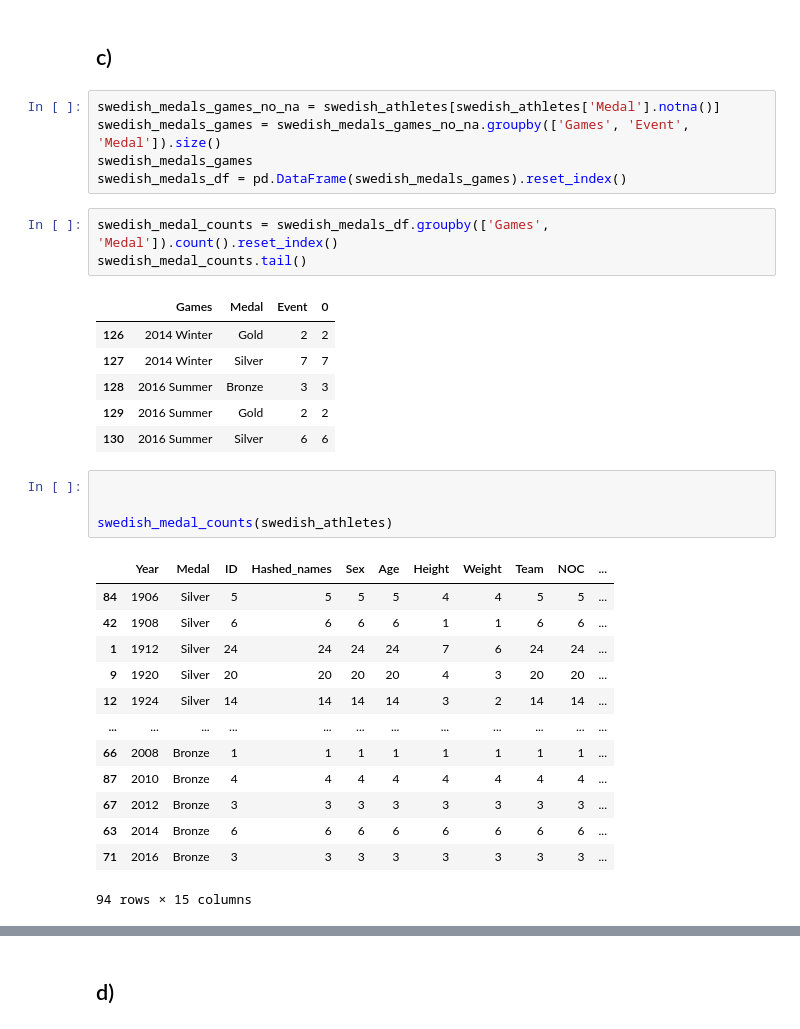
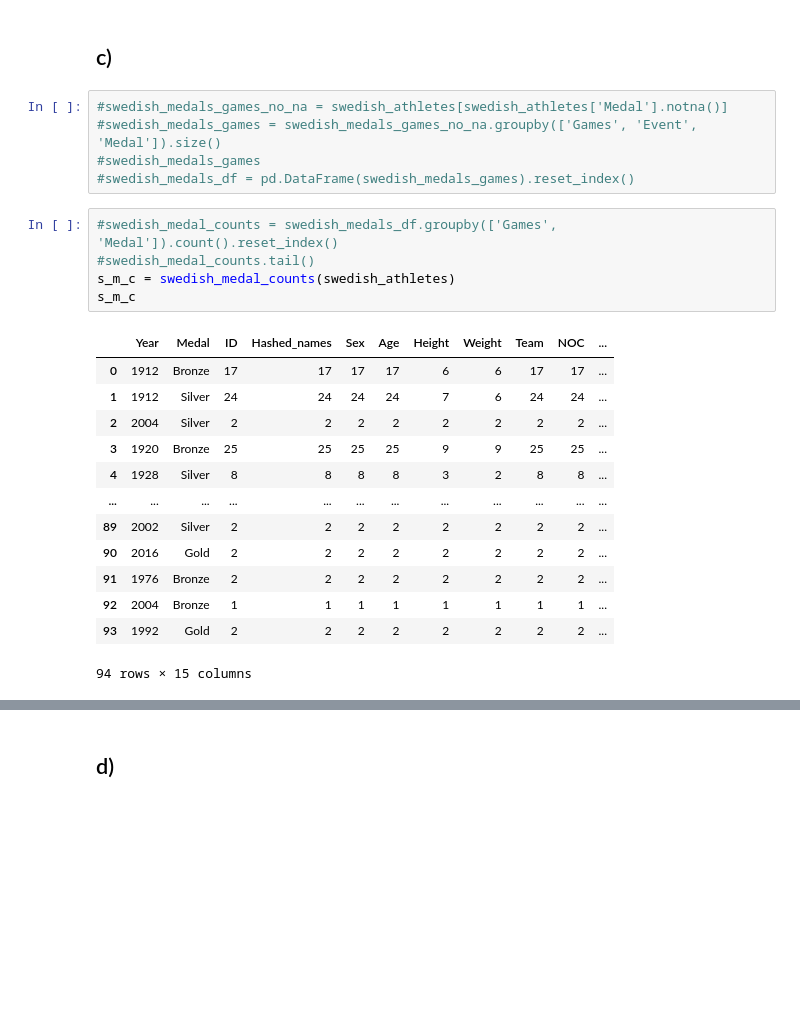
Before and after one commit to Erik-M-Larsson/Databehandling-OS-projekt-Felix-Tjernberg-Erik-Larsson, a Jupyter notebook: uppgift-0-1.ipynb, the cells around one changed output, grey strips where cells are left out. Saved outputs shown, nothing was run; the diff lists cells and outputs as text; blank space fills up the shorter version.

```diff
--- a/uppgift-0-1.ipynb
+++ b/uppgift-0-1.ipynb
@@ -211,38 +215,29 @@ Text(0.5, 1.0, 'Svenska medaljer top 10')
 # %% [markdown]
 ## c)
 # %%
-swedish_medals_games_no_na = swedish_athletes[swedish_athletes['Medal'].notna()]
-swedish_medals_games = swedish_medals_games_no_na.groupby(['Games', 'Event', 'Medal']).size()
-swedish_medals_games
-swedish_medals_df = pd.DataFrame(swedish_medals_games).reset_index()
+#swedish_medals_games_no_na = swedish_athletes[swedish_athletes['Medal'].notna()]
+#swedish_medals_games = swedish_medals_games_no_na.groupby(['Games', 'Event', 'Medal']).size()
+#swedish_medals_games
+#swedish_medals_df = pd.DataFrame(swedish_medals_games).reset_index()
 # %%
-swedish_medal_counts = swedish_medals_df.groupby(['Games', 'Medal']).count().reset_index()
-swedish_medal_counts.tail()
+#swedish_medal_counts = swedish_medals_df.groupby(['Games', 'Medal']).count().reset_index()
+#swedish_medal_counts.tail()
+s_m_c = swedish_medal_counts(swedish_athletes)
+s_m_c
 # %% [output]
-|  | Games | Medal | Event | 0 |
-| 126 | 2014 Winter | Gold | 2 | 2 |
-| 127 | 2014 Winter | Silver | 7 | 7 |
-| 128 | 2016 Summer | Bronze | 3 | 3 |
-| 129 | 2016 Summer | Gold | 2 | 2 |
-| 130 | 2016 Summer | Silver | 6 | 6 |
+|  | Year | Medal | ID | Hashed_names | Sex | Age | Height | Weight | Team | NOC | ... |
+| 0 | 1912 | Bronze | 17 | 17 | 17 | 17 | 6 | 6 | 17 | 17 | ... |
+| 1 | 1912 | Silver | 24 | 24 | 24 | 24 | 7 | 6 | 24 | 24 | ... |
+| 2 | 2004 | Silver | 2 | 2 | 2 | 2 | 2 | 2 | 2 | 2 | ... |
+| 3 | 1920 | Bronze | 25 | 25 | 25 | 25 | 9 | 9 | 25 | 25 | ... |
+| 4 | 1928 | Silver | 8 | 8 | 8 | 8 | 3 | 2 | 8 | 8 | ... |
+| ... | ... | ... | ... | ... | ... | ... | ... | ... | ... | ... | ... |
+| 89 | 2002 | Silver | 2 | 2 | 2 | 2 | 2 | 2 | 2 | 2 | ... |
+| 90 | 2016 | Gold | 2 | 2 | 2 | 2 | 2 | 2 | 2 | 2 | ... |
+| 91 | 1976 | Bronze | 2 | 2 | 2 | 2 | 2 | 2 | 2 | 2 | ... |
+| 92 | 2004 | Bronze | 1 | 1 | 1 | 1 | 1 | 1 | 1 | 1 | ... |
+| 93 | 1992 | Gold | 2 | 2 | 2 | 2 | 2 | 2 | 2 | 2 | ... |
+94 rows × 15 columns
-# %%
-
-
-swedish_medal_counts(swedish_athletes)
-# %% [output]
-|  | Year | Medal | ID | Hashed_names | Sex | Age | Height | Weight | Team | NOC | ... |
-| 84 | 1906 | Silver | 5 | 5 | 5 | 5 | 4 | 4 | 5 | 5 | ... |
-| 42 | 1908 | Silver | 6 | 6 | 6 | 6 | 1 | 1 | 6 | 6 | ... |
-| 1 | 1912 | Silver | 24 | 24 | 24 | 24 | 7 | 6 | 24 | 24 | ... |
-| 9 | 1920 | Silver | 20 | 20 | 20 | 20 | 4 | 3 | 20 | 20 | ... |
-| 12 | 1924 | Silver | 14 | 14 | 14 | 14 | 3 | 2 | 14 | 14 | ... |
-| ... | ... | ... | ... | ... | ... | ... | ... | ... | ... | ... | ... |
-| 66 | 2008 | Bronze | 1 | 1 | 1 | 1 | 1 | 1 | 1 | 1 | ... |
-| 87 | 2010 | Bronze | 4 | 4 | 4 | 4 | 4 | 4 | 4 | 4 | ... |
-| 67 | 2012 | Bronze | 3 | 3 | 3 | 3 | 3 | 3 | 3 | 3 | ... |
-| 63 | 2014 | Bronze | 6 | 6 | 6 | 6 | 6 | 6 | 6 | 6 | ... |
-| 71 | 2016 | Bronze | 3 | 3 | 3 | 3 | 3 | 3 | 3 | 3 | ... |
-94 rows × 15 columns
 # %%
 year = 1912
 
```
Also changed, not shown: parts of 10 cells of this notebook, 2 other files.
